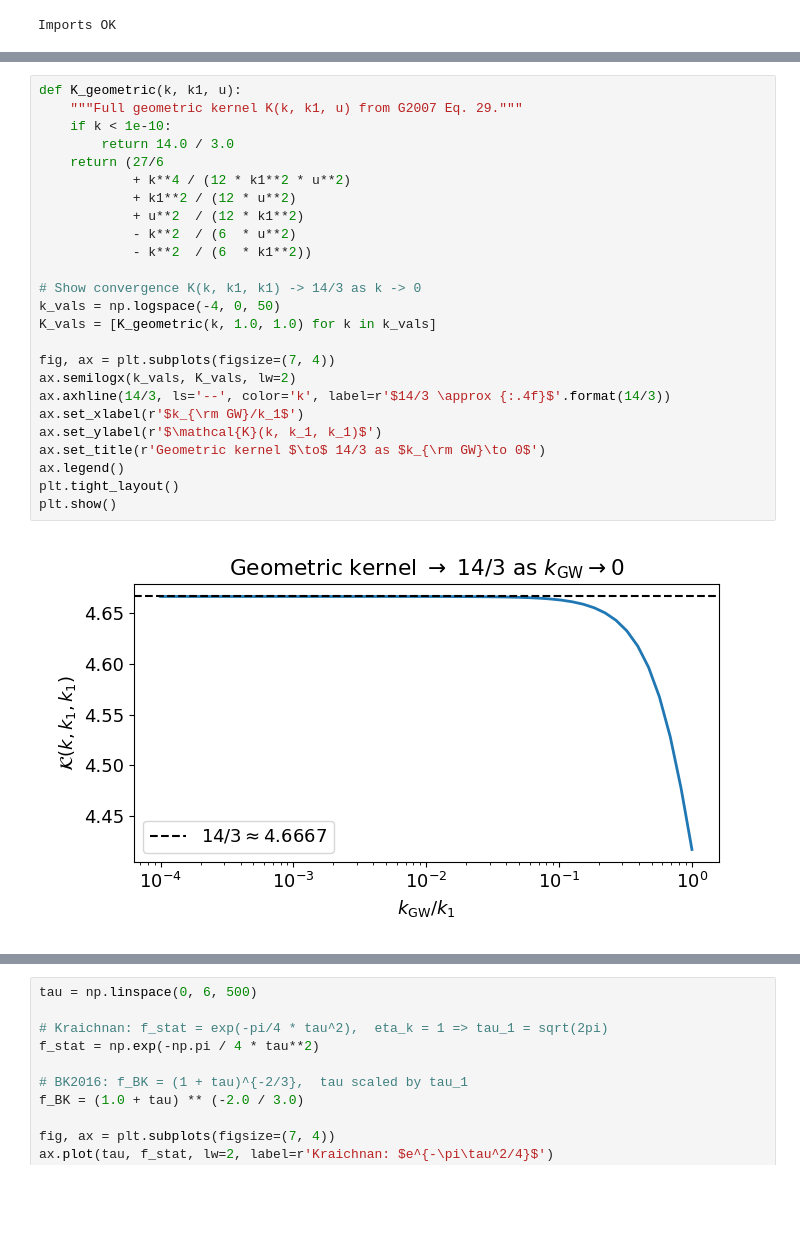
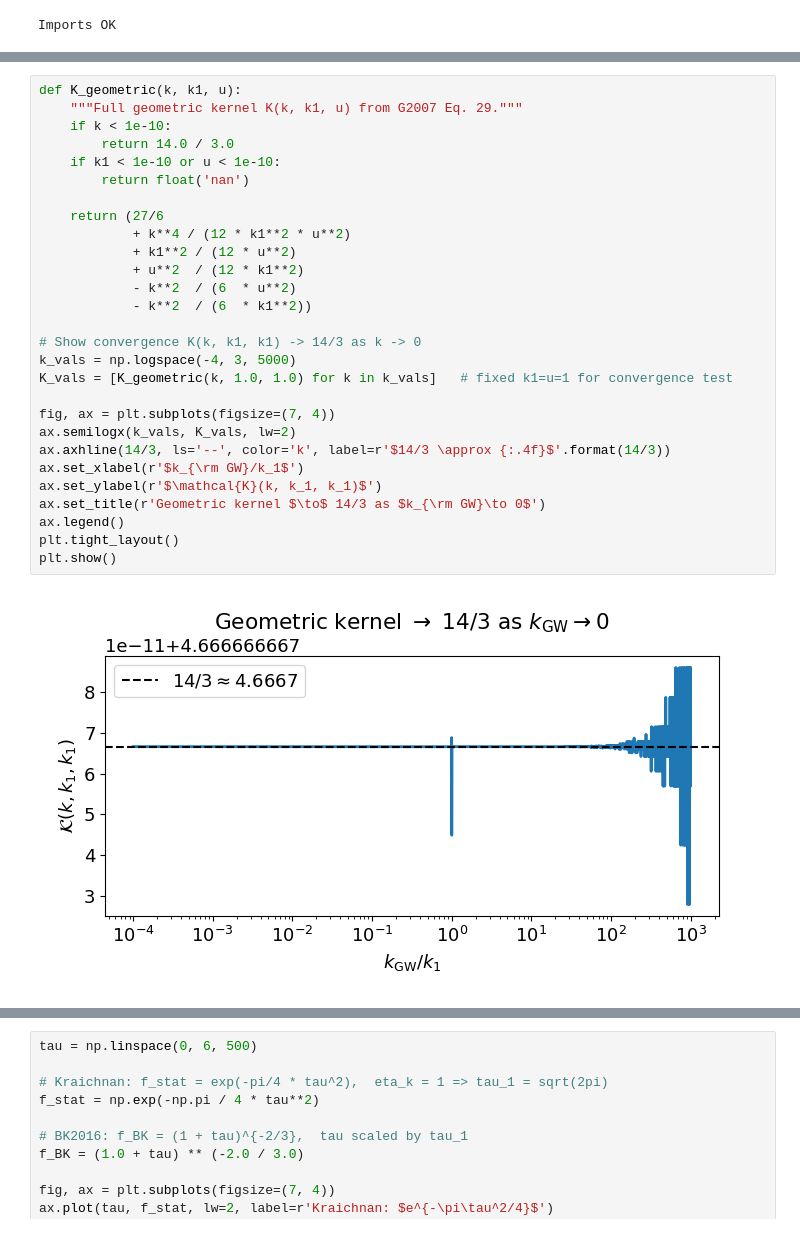
Before and after one commit to shturman99/Polarization-of-Gravitational-Waves, a Jupyter notebook: Notebooks/decaying_turbulence_gw_spectrum_analytic.ipynb, the cells around one changed output, grey strips where cells are left out. Drawn from its saved outputs; the diff is of its cells as text; blank space fills up the shorter version.

```diff
--- a/Notebooks/decaying_turbulence_gw_spectrum_analytic.ipynb
+++ b/Notebooks/decaying_turbulence_gw_spectrum_analytic.ipynb
@@ -106,30 +130,33 @@ where $P_{ij}(\hat{k}) = \delta_{ij}-\hat{k}_i\hat{k}_j$ is the transverse proje
 # %%
 def K_geometric(k, k1, u):
     """Full geometric kernel K(k, k1, u) from G2007 Eq. 29."""
     if k < 1e-10:
         return 14.0 / 3.0
+    if k1 < 1e-10 or u < 1e-10:
+        return float('nan')
+
     return (27/6
             + k**4 / (12 * k1**2 * u**2)
             + k1**2 / (12 * u**2)
             + u**2  / (12 * k1**2)
             - k**2  / (6  * u**2)
             - k**2  / (6  * k1**2))
 
 # Show convergence K(k, k1, k1) -> 14/3 as k -> 0
-k_vals = np.logspace(-4, 0, 50)
-K_vals = [K_geometric(k, 1.0, 1.0) for k in k_vals]
+k_vals = np.logspace(-4, 3, 5000)
+K_vals = [K_geometric(k, 1.0, 1.0) for k in k_vals]   # fixed k1=u=1 for convergence test
 
 fig, ax = plt.subplots(figsize=(7, 4))
 ax.semilogx(k_vals, K_vals, lw=2)
 ax.axhline(14/3, ls='--', color='k', label=r'$14/3 \approx {:.4f}$'.format(14/3))
 ax.set_xlabel(r'$k_{\rm GW}/k_1$')
 ax.set_ylabel(r'$\mathcal{K}(k, k_1, k_1)$')
 ax.set_title(r'Geometric kernel $\to$ 14/3 as $k_{\rm GW}\to 0$')
 ax.legend()
 plt.tight_layout()
 plt.show()
 # %% [output]
-[figure, old version]
+[figure, new version]
 # %% [markdown]
 ## 2. The two temporal models
 
```
Also changed, not shown: parts of 19 cells of this notebook, 12 other files.
